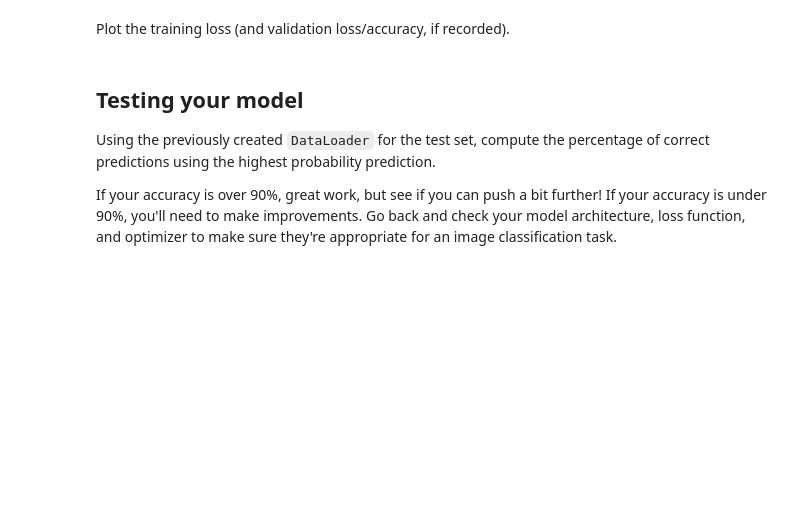
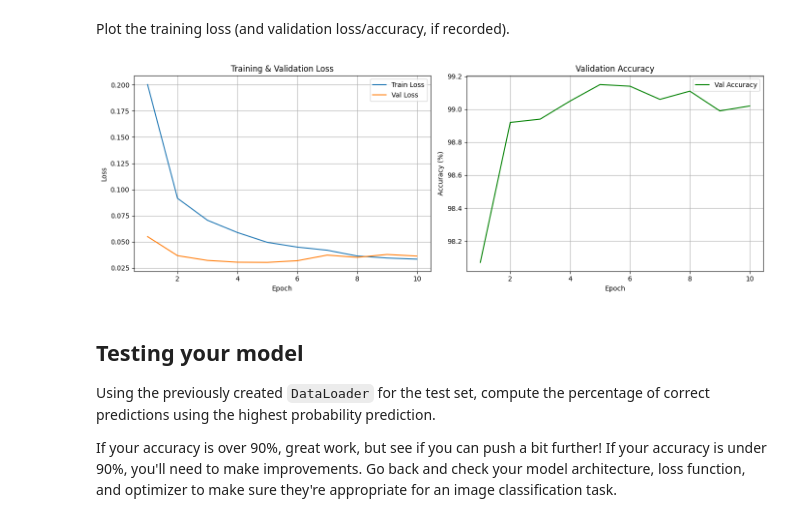
Before and after one commit to thebreadishard/mnist_handwritten_digits, a Jupyter notebook: MNIST_Handwritten_Digits-STARTER.ipynb, the cells around one changed output. Drawn from its saved outputs; the diff is of its cells as text; code cells hidden in the pictures; blank space fills up the shorter version.

Commit message:
Add plotting, test evaluation, model saving, and hyperparameter justification

```diff
--- a/MNIST_Handwritten_Digits-STARTER.ipynb
+++ b/MNIST_Handwritten_Digits-STARTER.ipynb
@@ -267,3 +265,27 @@ Plot the training loss (and validation loss/accuracy, if recorded).
+# %%
+fig, (ax1, ax2) = plt.subplots(1, 2, figsize=(14, 5))
+
+# Plot losses
+ax1.plot(range(1, len(train_losses)+1), train_losses, label='Train Loss')
+ax1.plot(range(1, len(val_losses)+1), val_losses, label='Val Loss')
+ax1.set_xlabel('Epoch')
+ax1.set_ylabel('Loss')
+ax1.set_title('Training & Validation Loss')
+ax1.legend()
+ax1.grid(True)
+
+# Plot validation accuracy
+ax2.plot(range(1, len(val_accuracies)+1), val_accuracies, label='Val Accuracy', color='green')
+ax2.set_xlabel('Epoch')
+ax2.set_ylabel('Accuracy (%)')
+ax2.set_title('Validation Accuracy')
+ax2.legend()
+ax2.grid(True)
+
+plt.tight_layout()
+plt.show()
+# %% [output]
+[figure, added]
 # %% [markdown]
 ## Testing your model
 Using the previously created `DataLoader` for the test set, compute the percentage of correct predictions using the highest probability prediction.
```
Also changed, not shown: parts of 7 cells of this notebook.
